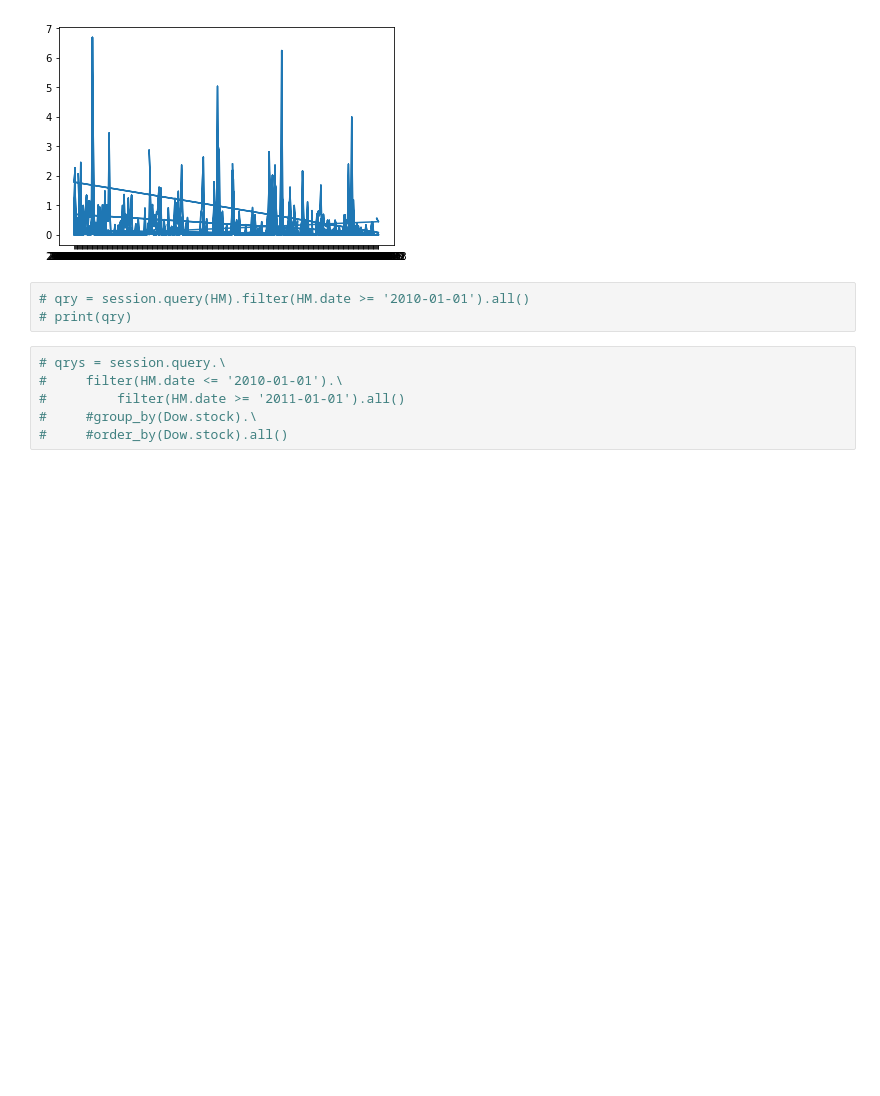
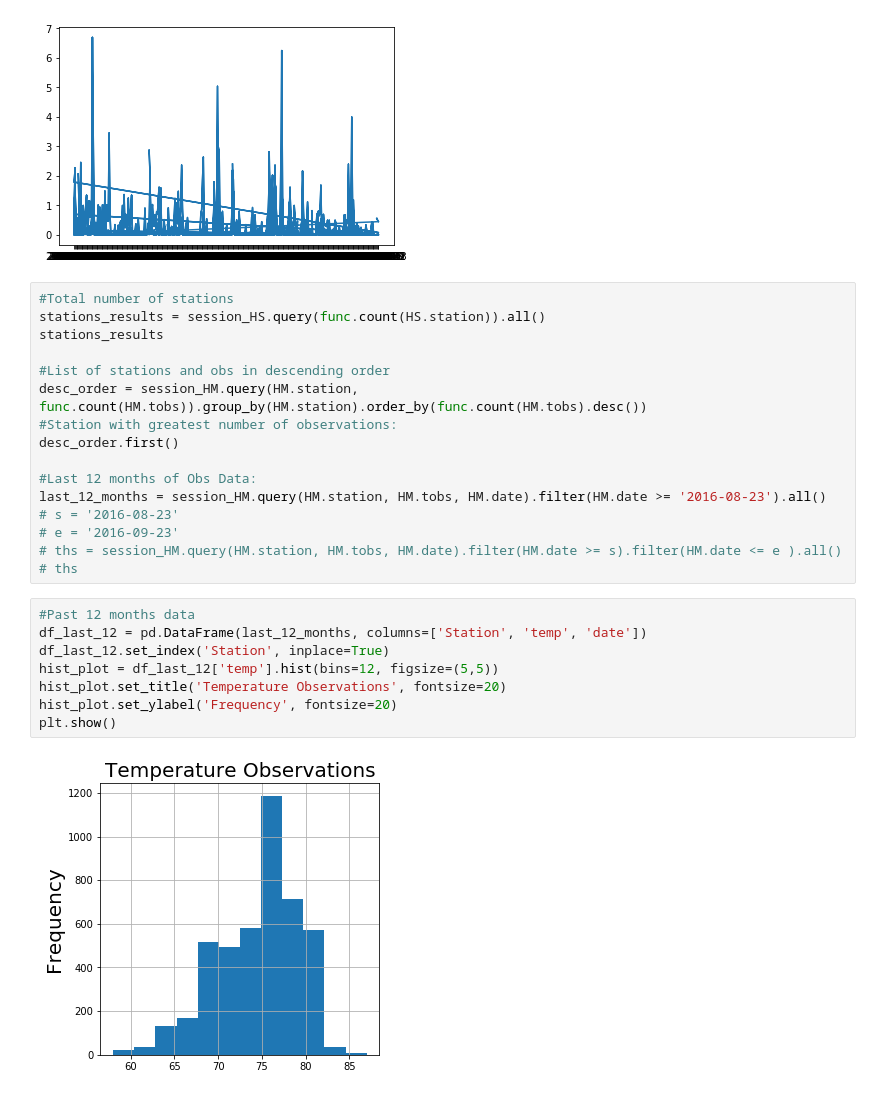
Before and after one commit to thonagan-H/NW-DATAVISBOOTCAMP-HW, a Jupyter notebook: HW 9-11/CA.ipynb, the cells around one changed output. Drawn from its saved outputs; the diff is of its cells as text; blank space fills up the shorter version.

```diff
--- a/HW 9-11/CA.ipynb
+++ b/HW 9-11/CA.ipynb
@@ -59,12 +59,29 @@ plt.plot(x,y)
 plt.show()
 # %% [output]
 [figure]
-# %%
-# qry = session.query(HM).filter(HM.date >= '2010-01-01').all()
-# print(qry)
-# %%
-# qrys = session.query.\
-#     filter(HM.date <= '2010-01-01').\
-#         filter(HM.date >= '2011-01-01').all()
-#     #group_by(Dow.stock).\
-#     #order_by(Dow.stock).all()
+# %%
+#Total number of stations
+stations_results = session_HS.query(func.count(HS.station)).all()
+stations_results
+
+#List of stations and obs in descending order
+desc_order = session_HM.query(HM.station, func.count(HM.tobs)).group_by(HM.station).order_by(func.count(HM.tobs).desc())
+#Station with greatest number of observations:
+desc_order.first()
+
+#Last 12 months of Obs Data:
+last_12_months = session_HM.query(HM.station, HM.tobs, HM.date).filter(HM.date >= '2016-08-23').all()
+# s = '2016-08-23'
+# e = '2016-09-23'
+# ths = session_HM.query(HM.station, HM.tobs, HM.date).filter(HM.date >= s).filter(HM.date <= e ).all()
+# ths
+# %%
+#Past 12 months data
+df_last_12 = pd.DataFrame(last_12_months, columns=['Station', 'temp', 'date'])
+df_last_12.set_index('Station', inplace=True)
+hist_plot = df_last_12['temp'].hist(bins=12, figsize=(5,5))
+hist_plot.set_title('Temperature Observations', fontsize=20)
+hist_plot.set_ylabel('Frequency', fontsize=20)
+plt.show()
+# %% [output]
+[figure, added]
```
Also changed, not shown: parts of 5 cells of this notebook.
